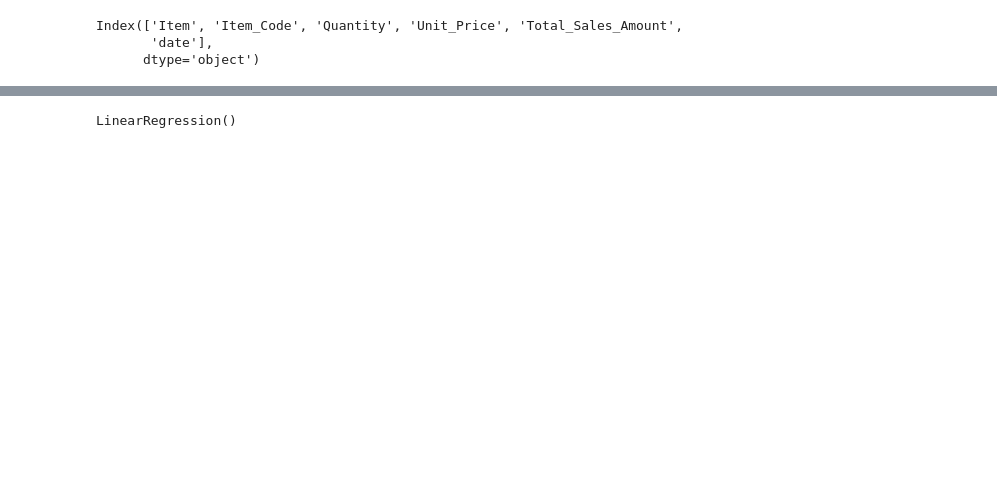
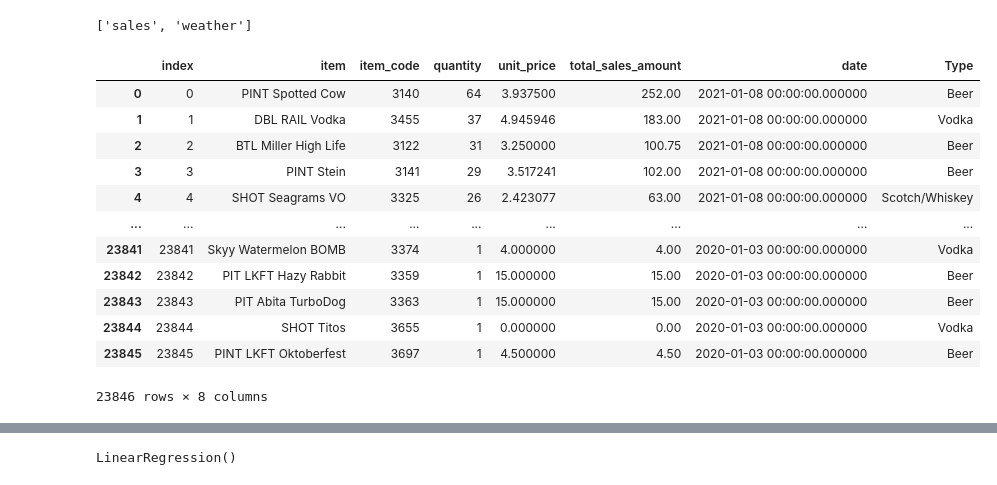
Before and after one commit to jilias/Tracks_Tavern_Data, a Jupyter notebook: LinearRegression_Tavern_Data.ipynb, the cells around one changed output, grey strips where cells are left out. Cells and saved outputs as stored; diff of their text form; code cells hidden in the pictures; blank space fills up the shorter version.

```diff
--- a/LinearRegression_Tavern_Data.ipynb
+++ b/LinearRegression_Tavern_Data.ipynb
@@ -4,16 +4,32 @@ import seaborn as sns
 import numpy as np
 import pandas as pd
 from sklearn import linear_model
-# %%
-# Load the weekly.csv dataset.
-file_path = 'Resources/weekly_sales_complete.csv'
-sales_df = pd.read_csv(file_path)
-sales_df.columns = sales_df.columns.str.replace(' ','_')
-sales_df.columns
-# %% [output]
-Index(['Item', 'Item_Code', 'Quantity', 'Unit_Price', 'Total_Sales_Amount',
-       'date'],
-      dtype='object')
+# %%
+#Connect to the database
+import sqlalchemy as sql
+engine = sql.create_engine("sqlite:///data/sales.db")
+print(engine.table_names())
+# %% [output]
+['sales', 'weather']
+# %%
+#Read Sales dataset from database
+query = 'Select * from sales'
+sales_df = pd.read_sql(query, con=engine)
+sales_df
+# %% [output]
+|  | index | item | item_code | quantity | unit_price | total_sales_amount | date | Type |
+| 0 | 0 | PINT Spotted Cow | 3140 | 64 | 3.937500 | 252.00 | 2021-01-08 00:00:00.000000 | Beer |
+| 1 | 1 | DBL RAIL Vodka | 3455 | 37 | 4.945946 | 183.00 | 2021-01-08 00:00:00.000000 | Vodka |
+| 2 | 2 | BTL Miller High Life | 3122 | 31 | 3.250000 | 100.75 | 2021-01-08 00:00:00.000000 | Beer |
+| 3 | 3 | PINT Stein | 3141 | 29 | 3.517241 | 102.00 | 2021-01-08 00:00:00.000000 | Beer |
+| 4 | 4 | SHOT Seagrams VO | 3325 | 26 | 2.423077 | 63.00 | 2021-01-08 00:00:00.000000 | Scotch/Whiskey |
+| ... | ... | ... | ... | ... | ... | ... | ... | ... |
+| 23841 | 23841 | Skyy Watermelon BOMB | 3374 | 1 | 4.000000 | 4.00 | 2020-01-03 00:00:00.000000 | Vodka |
+| 23842 | 23842 | PIT LKFT Hazy Rabbit | 3359 | 1 | 15.000000 | 15.00 | 2020-01-03 00:00:00.000000 | Beer |
+| 23843 | 23843 | PIT Abita TurboDog | 3363 | 1 | 15.000000 | 15.00 | 2020-01-03 00:00:00.000000 | Beer |
+| 23844 | 23844 | SHOT Titos | 3655 | 1 | 0.000000 | 0.00 | 2020-01-03 00:00:00.000000 | Vodka |
+| 23845 | 23845 | PINT LKFT Oktoberfest | 3697 | 1 | 4.500000 | 4.50 | 2020-01-03 00:00:00.000000 | Beer |
+23846 rows × 8 columns
 # %%
 sales_df.describe()
 # %% [output]
```
Also changed, not shown: parts of 10 cells of this notebook.
